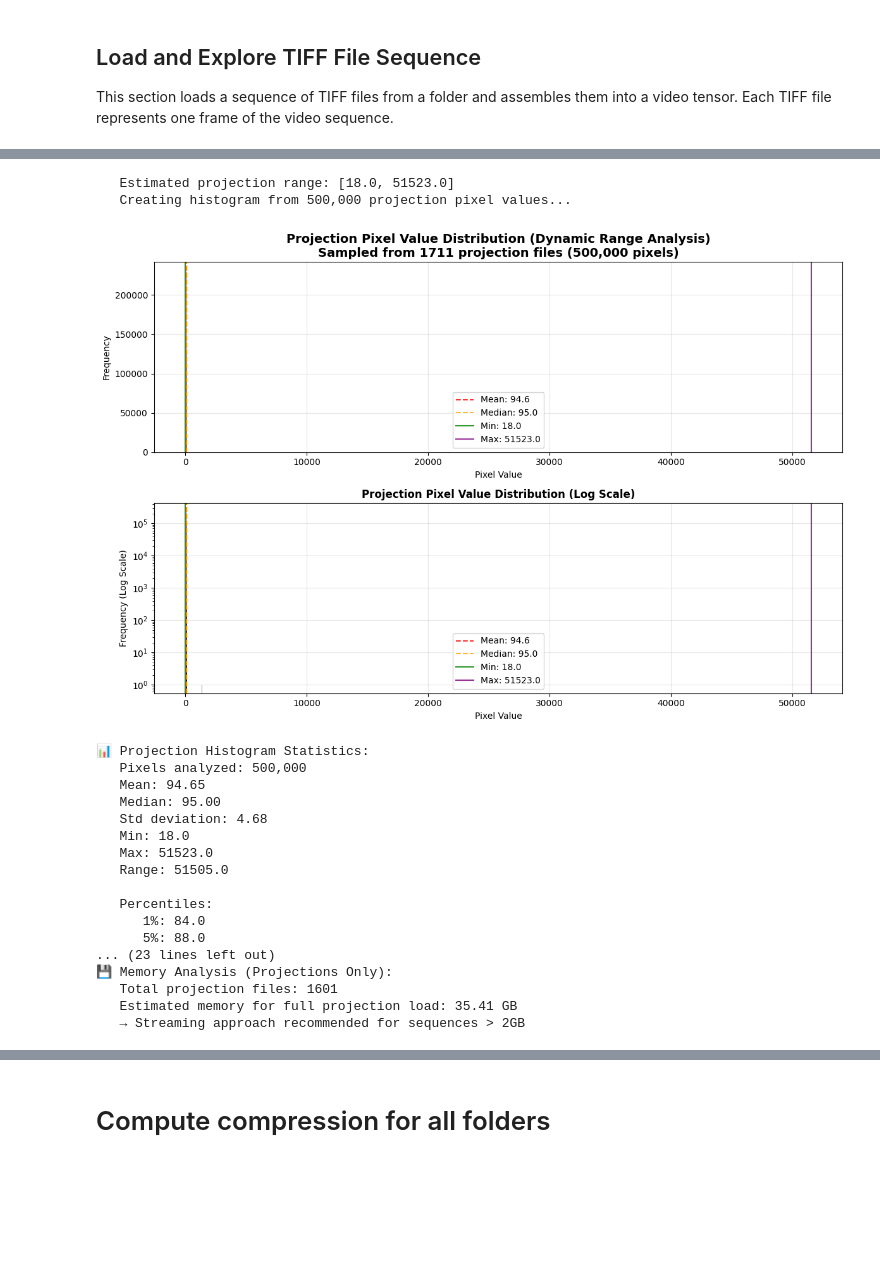
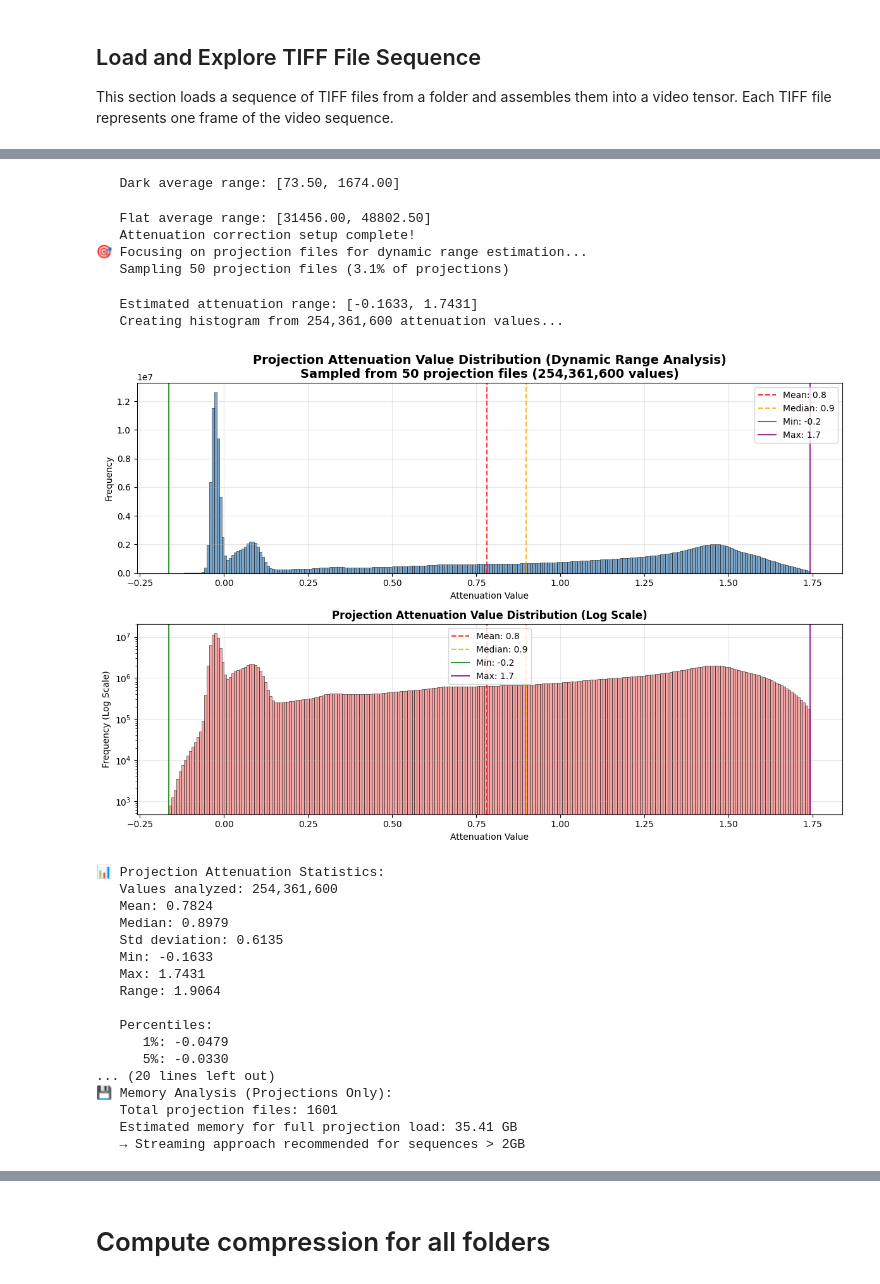
Before and after one commit to SwissDataScienceCenter/sdate, a Jupyter notebook: notebooks/TiffProjectionStream.ipynb, the cells around one changed output, grey strips where cells are left out. Drawn from its saved outputs; the diff is of its cells as text; code cells hidden in the pictures; blank space fills up the shorter version.

Commit message:
sdate general and limited angle

```diff
--- a/notebooks/TiffProjectionStream.ipynb
+++ b/notebooks/TiffProjectionStream.ipynb
@@ -41,8 +50,10 @@ Each TIFF file represents one frame of the video sequence.
 # Define the path to the TIFF sequence folder
 # Example paths - adjust to your actual data location:
 # data_path = Path('../data/tiff_sequence/')
+
 # data_path = Path('/path/to/your/tiff/folder/')
-data_path = Path('../data/ct_files/file_1_extracted')
+# data_path = Path('/das/home/barbaf_l/p22274/compression_paper/file_3_extracted')
+data_path = Path('/myhome/data/sdate/shared/compression_paper/file_1_extracted')
 
 # Check if the folder exists
 if not data_path.exists():
@@ -638,15 +838,17 @@ print("   - get_compressed_file_info(): Get information about compressed segment
 print("🔍 Step 1: Estimating Dynamic Range from Projections")
 print("=" * 50)
 
+USE_ATTENUATION_CORRECTION = True
+
 # Parameters for range estimation
 SAMPLE_RATIO = 1.0  # Sample 100% of projection files for range estimation (set to 0.05 for 5% sampling)
 MIN_SAMPLES = 10     # Minimum projection files to sample
-MAX_SAMPLES = 10000  # Maximum projection files to sample
+MAX_SAMPLES = 50  # Maximum projection files to sample
 
 # Histogram parameters
 CREATE_HISTOGRAM = True    # Whether to create histogram visualization
 HIST_BINS = 256           # Number of bins for histogram
-MAX_PIXELS_FOR_HIST = 500000  # Maximum pixels for histogram (controls memory usage)
+MAX_PIXELS_FOR_HIST = 500000000000  # Maximum pixels for histogram (controls memory usage)
 
 print(f"📊 Configuration:")
 print(f"   Sample ratio: {SAMPLE_RATIO} ({SAMPLE_RATIO*100:.1f}% of projection files)")
@@ -669,7 +871,8 @@ global_min, global_max, height, width, dtype_info, params_used = estimate_tiff_d
     create_histogram=CREATE_HISTOGRAM,
     hist_bins=HIST_BINS,
     max_pixels_for_hist=MAX_PIXELS_FOR_HIST,
-    hist_offset=0  # Start from first projection
+    hist_offset=100,  # Start from first projection
+    use_attenuation_correction=USE_ATTENUATION_CORRECTION
 )
 
 print(f"\n📊 Dynamic Range Analysis (Projections Only):")
@@ -713,23 +916,28 @@ print(f"   → Streaming approach recommended for sequences > 2GB")
-   Estimated projection range: [18.0, 51523.0]
-   Creating histogram from 500,000 projection pixel values...
+   Dark average range: [73.50, 1674.00]
+   Flat average range: [31456.00, 48802.50]
+   Attenuation correction setup complete!
+🎯 Focusing on projection files for dynamic range estimation...
+   Sampling 50 projection files (3.1% of projections)
+   Estimated attenuation range: [-0.1633, 1.7431]
+   Creating histogram from 254,361,600 attenuation values...
-[figure, old version]
+[figure, new version]
-📊 Projection Histogram Statistics:
-   Pixels analyzed: 500,000
-   Mean: 94.65
-   Median: 95.00
-   Std deviation: 4.68
-   Min: 18.0
-   Max: 51523.0
-   Range: 51505.0
-
-   Percentiles:
-      1%: 84.0
-      5%: 88.0
-... (23 lines left out)
-💾 Memory Analysis (Projections Only):
-   Total projection files: 1601
-   Estimated memory for full projection load: 35.41 GB
-   → Streaming approach recommended for sequences > 2GB
+📊 Projection Attenuation Statistics:
+   Values analyzed: 254,361,600
+   Mean: 0.7824
+   Median: 0.8979
+   Std deviation: 0.6135
+   Min: -0.1633
+   Max: 1.7431
+   Range: 1.9064
+
+   Percentiles:
+      1%: -0.0479
+      5%: -0.0330
+... (20 lines left out)
+💾 Memory Analysis (Projections Only):
+   Total projection files: 1601
+   Estimated memory for full projection load: 35.41 GB
+   → Streaming approach recommended for sequences > 2GB
 # %%
 # Step 2: Stream Projection TIFF files to HEVC compression
 print("\n🎬 Step 2: Streaming HEVC Compression (Projections Only)")
```
Also changed, not shown: parts of 7 cells of this notebook, 16 other files.
